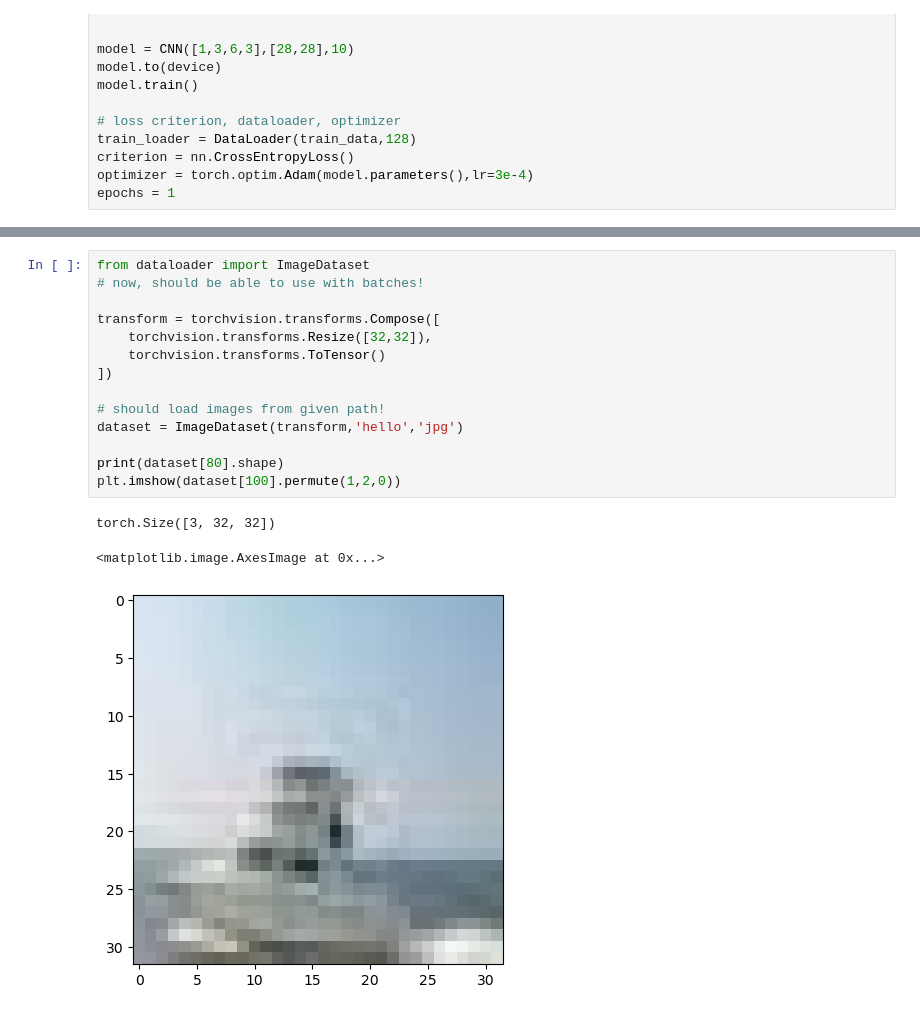
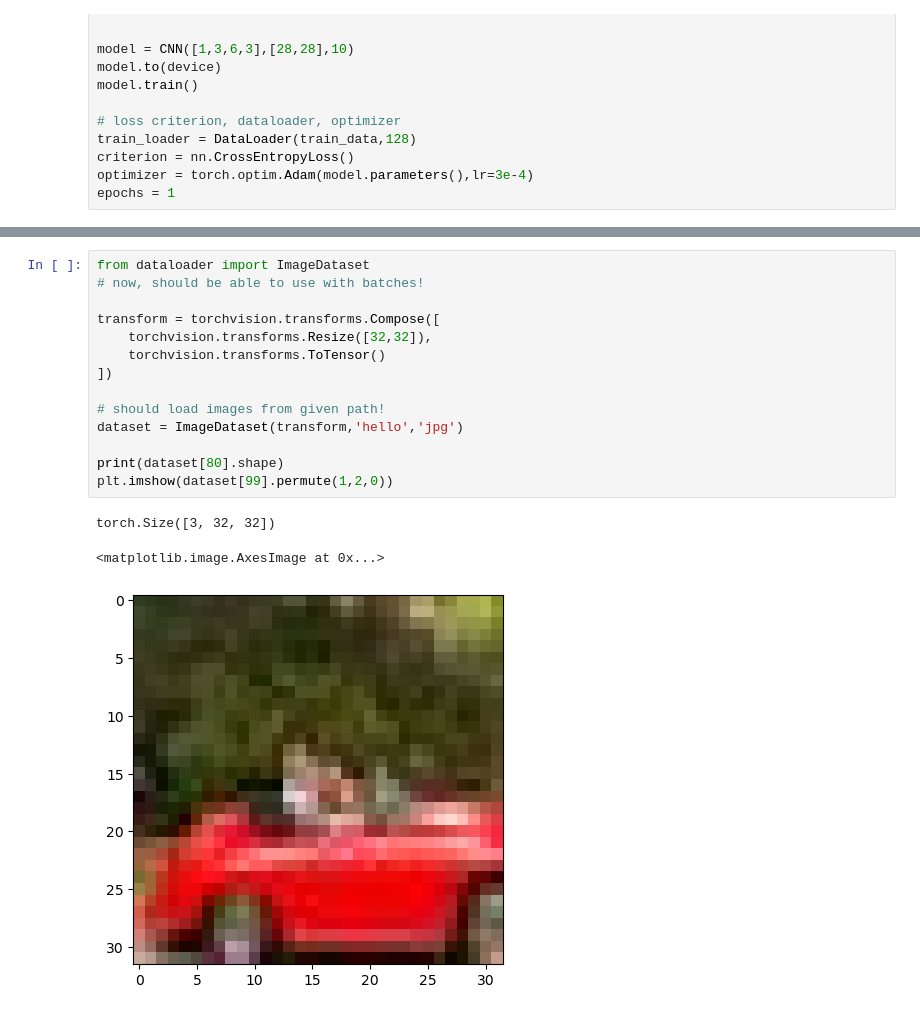
Before and after one commit to chuckles201/ResearchCyclePipe, a Jupyter notebook: examples.ipynb, the cells around one changed output, grey strips where cells are left out. Drawn from its saved outputs; the diff is of its cells as text.

```diff
--- a/examples.ipynb
+++ b/examples.ipynb
@@ -180,21 +180,21 @@ Path exists, process skipped
 # %%
 from dataloader import ImageDataset
 # now, should be able to use with batches!
 
 transform = torchvision.transforms.Compose([
     torchvision.transforms.Resize([32,32]),
     torchvision.transforms.ToTensor()
 ])
 
 # should load images from given path!
 dataset = ImageDataset(transform,'hello','jpg')
 
 print(dataset[80].shape)
-plt.imshow(dataset[100].permute(1,2,0))
+plt.imshow(dataset[99].permute(1,2,0))
 # %% [output]
 torch.Size([3, 32, 32])
 <matplotlib.image.AxesImage at 0x...>
-[figure, old version]
+[figure, new version]
 # %%
 # testing latent-storage
 from make_latents import store_latents
```
Also changed, not shown: parts of 7 cells of this notebook, 2 other files.
